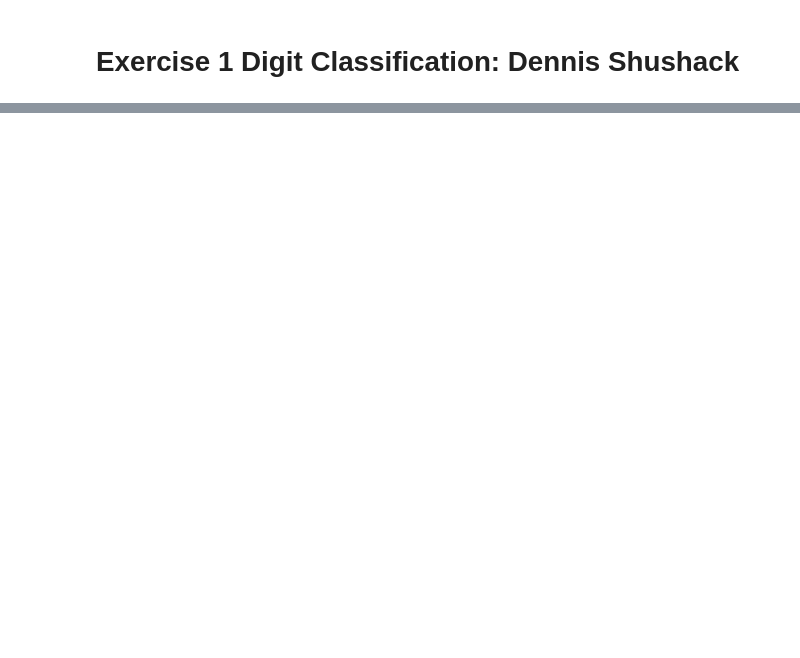
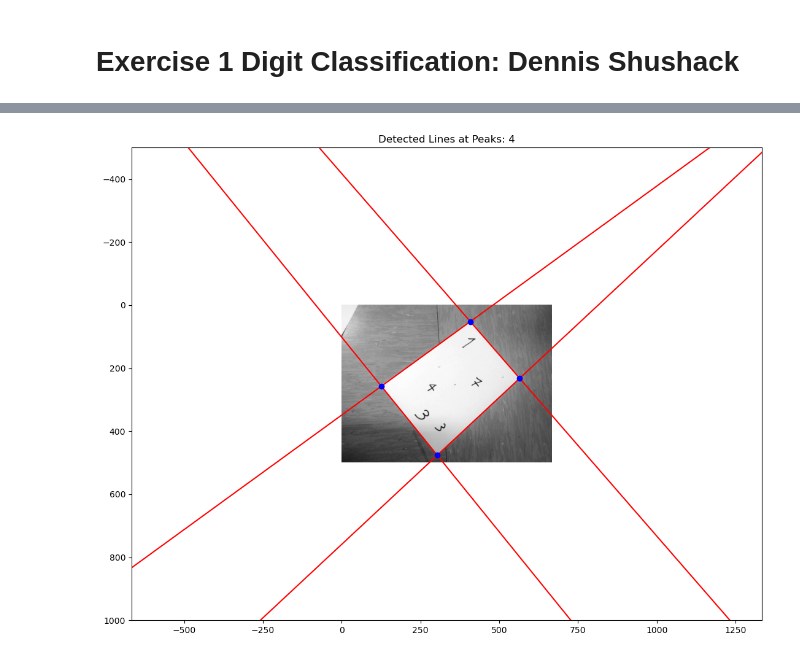
Before and after one commit to dennisshushackost/ComputerVision, a Jupyter notebook: Exercises to hand in/Exercise1.ipynb, the cells around one changed output, grey strips where cells are left out. Cells and saved outputs as stored; diff of their text form; code cells hidden in the pictures; blank space fills up the shorter version.

```diff
--- a/Exercises to hand in/Exercise1.ipynb
+++ b/Exercises to hand in/Exercise1.ipynb
@@ -56,0 +73,18 @@ plt.show()
+# %%
+@widgets.interact(sigma=(0.0,4.0),
+                  low_threshold=(0.0,1.0,0.01),
+                  high_threshold=(0.1,1.0,0.01))
+def f(sigma, low_threshold, high_threshold):
+    fig, axs = plt.subplots(len(images), 2, figsize=(15, 10 * len(images)))
+    for i, img in enumerate(images):
+        im_edges = skimage.feature.canny(img, sigma=sigma,
+                                         low_threshold=low_threshold,
+                                         high_threshold=high_threshold)
+
+        axs[i][0].imshow(img, cmap="gray")
+        axs[i][0].axis('off')
+        axs[i][1].imshow(im_edges, cmap="gray")
+        axs[i][1].axis('off')
+
+    plt.tight_layout()
+    plt.show()
@@ -56,0 +99,81 @@ plt.show()
+# %%
+import numpy as np
+import skimage.feature
+from skimage.transform import hough_line
+import matplotlib.pyplot as plt
+
+
+# Convert polar coordinates xcos(θ)+ysin(θ)−ρ=0 into a line equation Ax + By + C = 0
+def polar_to_homogeneous(theta, rho):
+    A = np.cos(theta)
+    B = np.sin(theta)
+    C = -rho
+    return np.array([A, B, C])
+
+# Find intersection of two lines
+def intersection(l1, l2):
+    return np.cross(l1, l2)
+
+def plot_hough_lines_and_intersections(im2, sigma=2, low_threshold=0.0, high_threshold=0.2, peaks=4):
+    """
+    Apply Hough transform to detect lines in an image and plot them.
+    Additionally plot the intersections of the detected lines.
+
+    Parameters:
+    - im2: Input grayscale image
+    - sigma, low_threshold, high_threshold: Parameters for Canny edge detection
+    - peaks: Number of peaks to detect in the Hough transform accumulator
+    """
+
+    # Edge detection
+    im1_edges = skimage.feature.canny(im2, sigma=sigma, low_threshold=low_threshold, high_threshold=high_threshold)
+
+    # Hough transform
+    h, angles, distances = hough_line(im1_edges)
+
+    # Finding the peaks in the Hough transform
+    sorted_indices = np.argsort(h.ravel())[::-1]
+    top_peaks = sorted_indices[:peaks]
+    rows, cols = np.unravel_index(top_peaks, h.shape)
+    angles = angles[cols]
+    distances = distances[rows]
+
+    # Converting the polar coordinates to homogeneous coordinates lines
+    lines = []
+    for theta, rho in zip(angles, distances):
+        line = polar_to_homogeneous(theta, rho)
+        lines.append(line)
+
+    # Find the intersections of the lines
+    intersections = []
+    for i in range(len(lines)):
+        for j in range(i+1, len(lines)):
+            pt = intersection(lines[i], lines[j])
+            # x = X/Z, y = Y/Z thus check if Z != 0
+            if pt[2] != 0:
+                intersections.append((pt[0]/pt[2], pt[1]/pt[2]))
+
+    print(f"Lines: {lines}")
+    print(f"Intersections: {intersections}")
+
+    # Plotting
+    fig, ax = plt.subplots(figsize=(15, 10))
+    ax.imshow(im2, cmap='gray')
+    ax.set_xlim([-im2.shape[1], 2*im2.shape[1]])
+    ax.set_ylim([2*im2.shape[0], -im2.shape[0]])
+
+    for angle, dist in zip(angles, distances):
+        x0 = -2 * im2.shape[1]
+        x1 = 3 * im2.shape[1]
+        y0 = (dist - x0 * np.cos(angle)) / np.sin(angle)
+        y1 = (dist - x1 * np.cos(angle)) / np.sin(angle)
+        ax.plot([x0, x1], [y0, y1], '-r')
+    for x, y in intersections:
+        ax.plot(x, y, 'bo')  # Plot intersections as blue dots
+    plt.title(f"Detected Lines at Peaks: {peaks}")
+    plt.show()
+
+# Example usage:
+for im in images:
+    plot_hough_lines_and_intersections(im, peaks=4)
+# %% [output]
@@ -56,0 +182 @@ plt.show()
+[figure, added]
```
Also changed, not shown: parts of 11 cells of this notebook, 1 other file.
